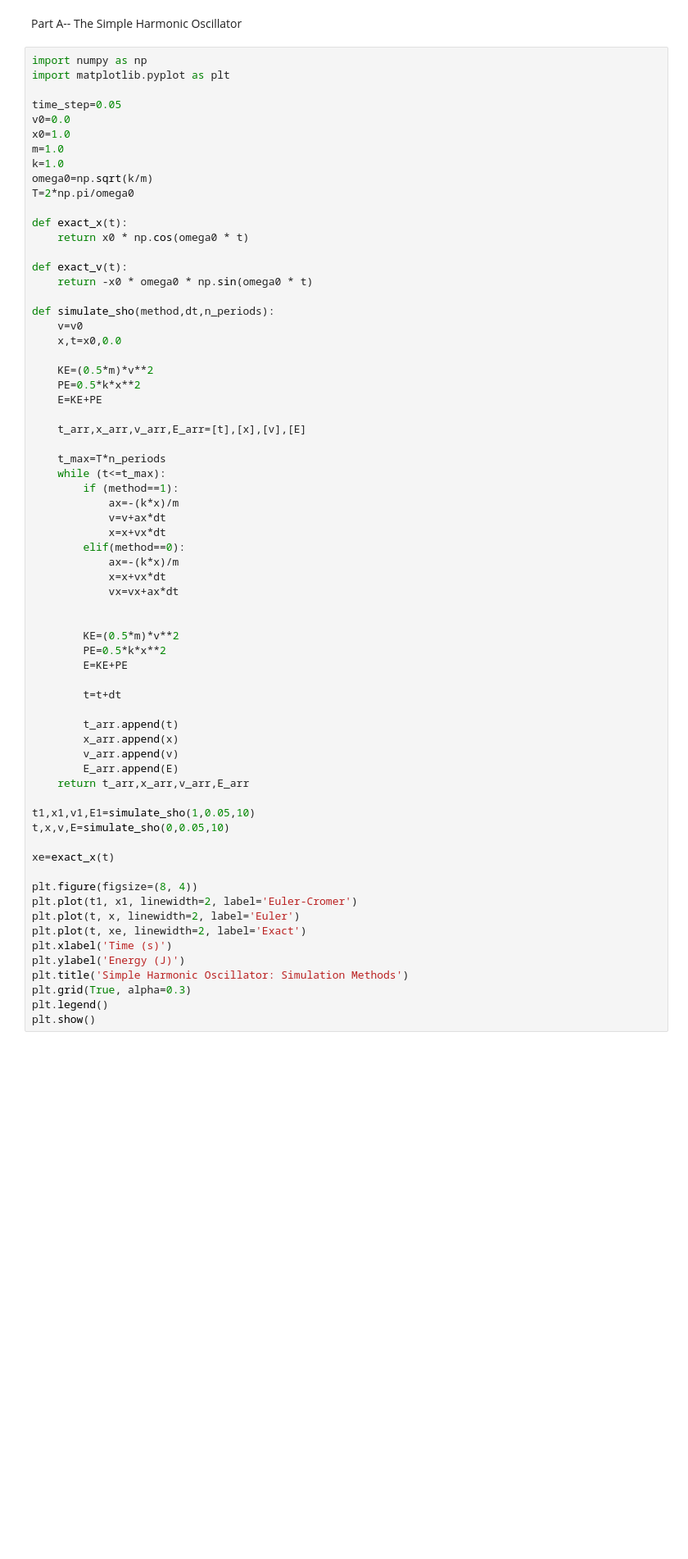
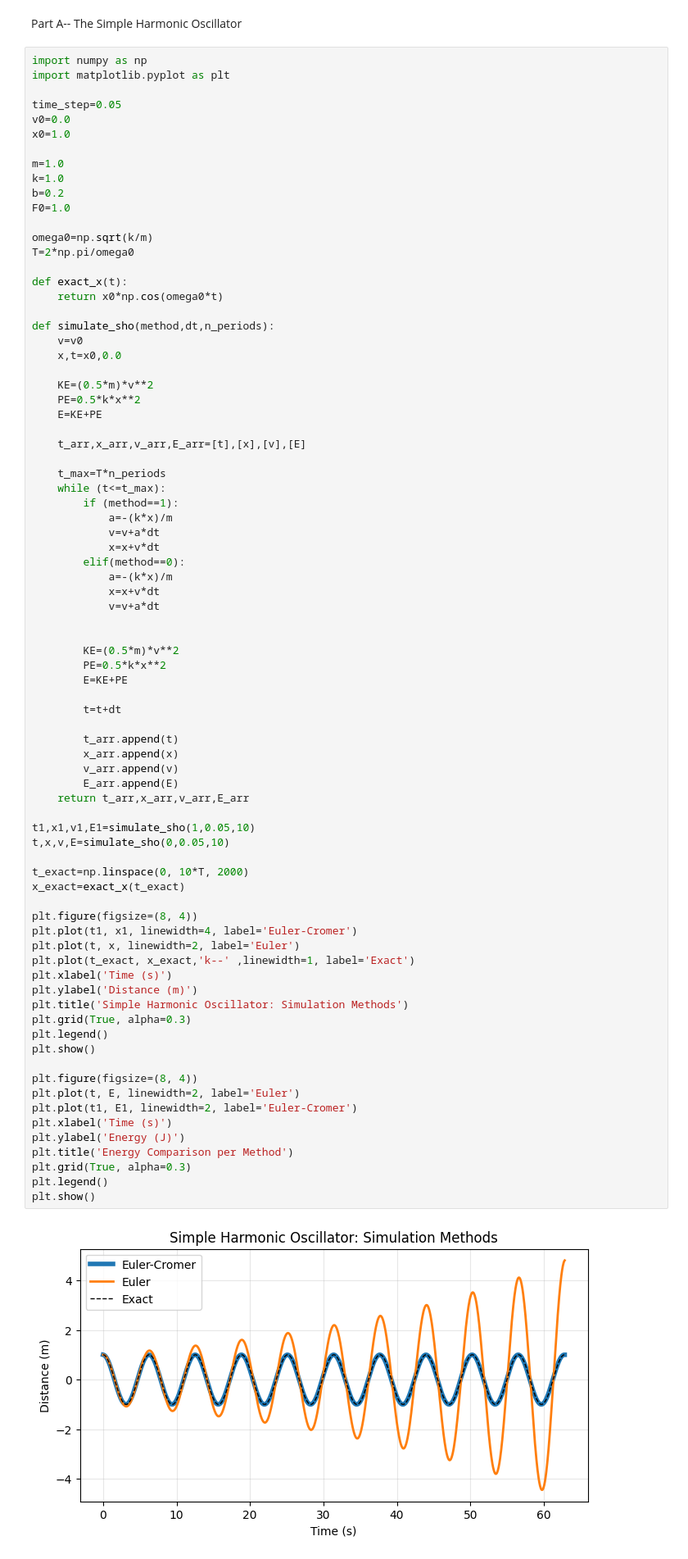
Before and after one commit to barnol-lee/phys311, a Jupyter notebook: Labs/Lab03/lab03_oscillator.ipynb, the cells around one changed output. Shown at 82% size. Saved outputs shown, nothing was run; the diff lists cells and outputs as text; blank space fills up the shorter version.

```diff
--- a/Labs/Lab03/lab03_oscillator.ipynb
+++ b/Labs/Lab03/lab03_oscillator.ipynb
@@ -9,16 +9,17 @@ import matplotlib.pyplot as plt
 time_step=0.05
 v0=0.0
 x0=1.0
+
 m=1.0
 k=1.0
+b=0.2
+F0=1.0
+
 omega0=np.sqrt(k/m)
 T=2*np.pi/omega0
 
 def exact_x(t):
-    return x0 * np.cos(omega0 * t)
-
-def exact_v(t):
-    return -x0 * omega0 * np.sin(omega0 * t)
+    return x0*np.cos(omega0*t)
 
 def simulate_sho(method,dt,n_periods):
     v=v0
@@ -32,40 +33,53 @@ def simulate_sho(method,dt,n_periods):
 
     t_max=T*n_periods
     while (t<=t_max):
         if (method==1):
-            ax=-(k*x)/m
-            v=v+ax*dt
-            x=x+vx*dt
+            a=-(k*x)/m
+            v=v+a*dt
+            x=x+v*dt
         elif(method==0):
-            ax=-(k*x)/m
-            x=x+vx*dt
-            vx=vx+ax*dt
+            a=-(k*x)/m
+            x=x+v*dt
+            v=v+a*dt
 
 
         KE=(0.5*m)*v**2
         PE=0.5*k*x**2
         E=KE+PE
 
         t=t+dt
 
         t_arr.append(t)
         x_arr.append(x)
         v_arr.append(v)
         E_arr.append(E)
     return t_arr,x_arr,v_arr,E_arr
 
 t1,x1,v1,E1=simulate_sho(1,0.05,10)
 t,x,v,E=simulate_sho(0,0.05,10)
 
-xe=exact_x(t)
+t_exact=np.linspace(0, 10*T, 2000)
+x_exact=exact_x(t_exact)
 
 plt.figure(figsize=(8, 4))
-plt.plot(t1, x1, linewidth=2, label='Euler-Cromer')
+plt.plot(t1, x1, linewidth=4, label='Euler-Cromer')
 plt.plot(t, x, linewidth=2, label='Euler')
-plt.plot(t, xe, linewidth=2, label='Exact')
+plt.plot(t_exact, x_exact,'k--' ,linewidth=1, label='Exact')
 plt.xlabel('Time (s)')
-plt.ylabel('Energy (J)')
+plt.ylabel('Distance (m)')
 plt.title('Simple Harmonic Oscillator: Simulation Methods')
 plt.grid(True, alpha=0.3)
 plt.legend()
 plt.show()
+
+plt.figure(figsize=(8, 4))
+plt.plot(t, E, linewidth=2, label='Euler')
+plt.plot(t1, E1, linewidth=2, label='Euler-Cromer')
+plt.xlabel('Time (s)')
+plt.ylabel('Energy (J)')
+plt.title('Energy Comparison per Method')
+plt.grid(True, alpha=0.3)
+plt.legend()
+plt.show()
+# %% [output]
+[figure, added]
```
Also changed, not shown: parts of 11 cells of this notebook.
